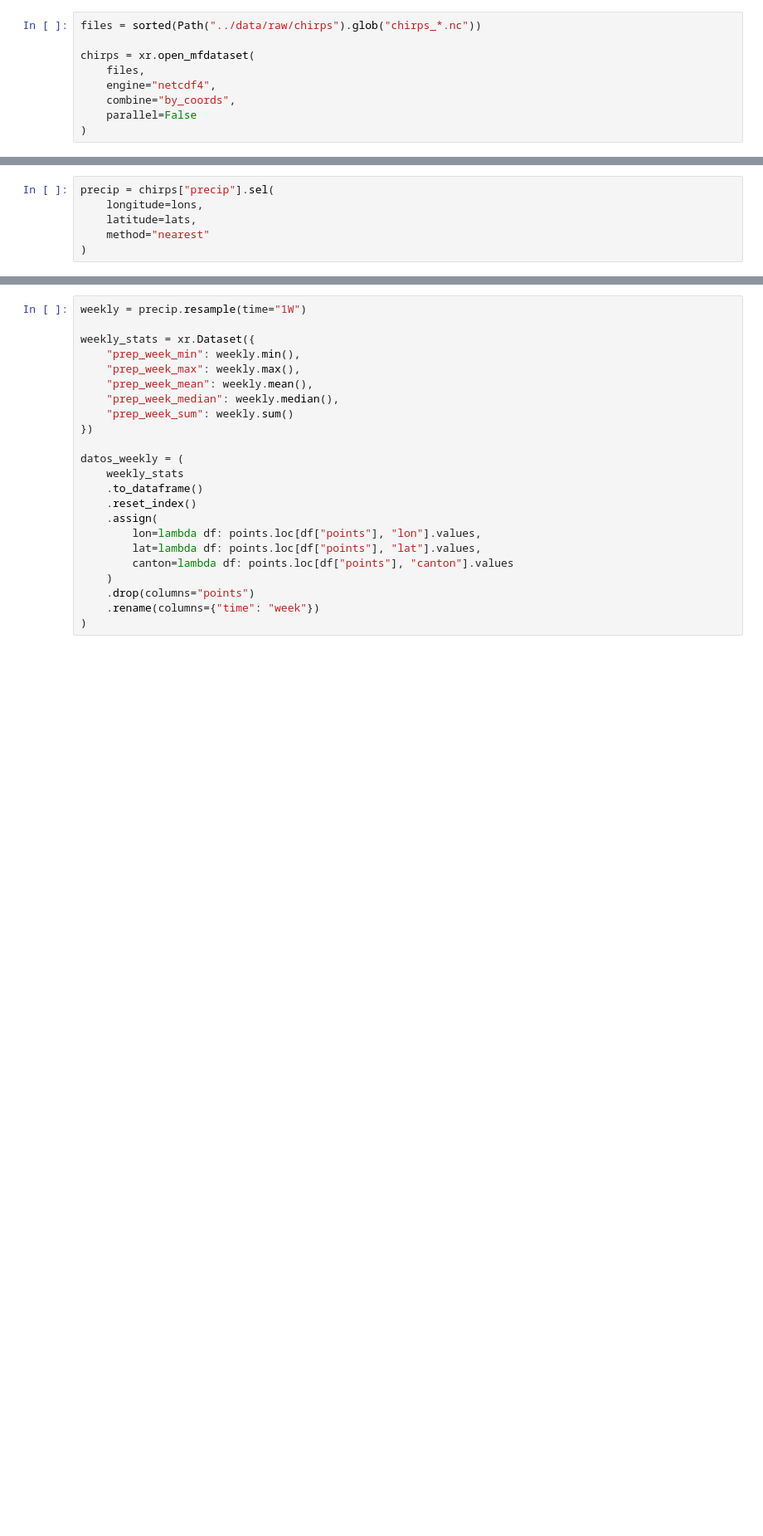
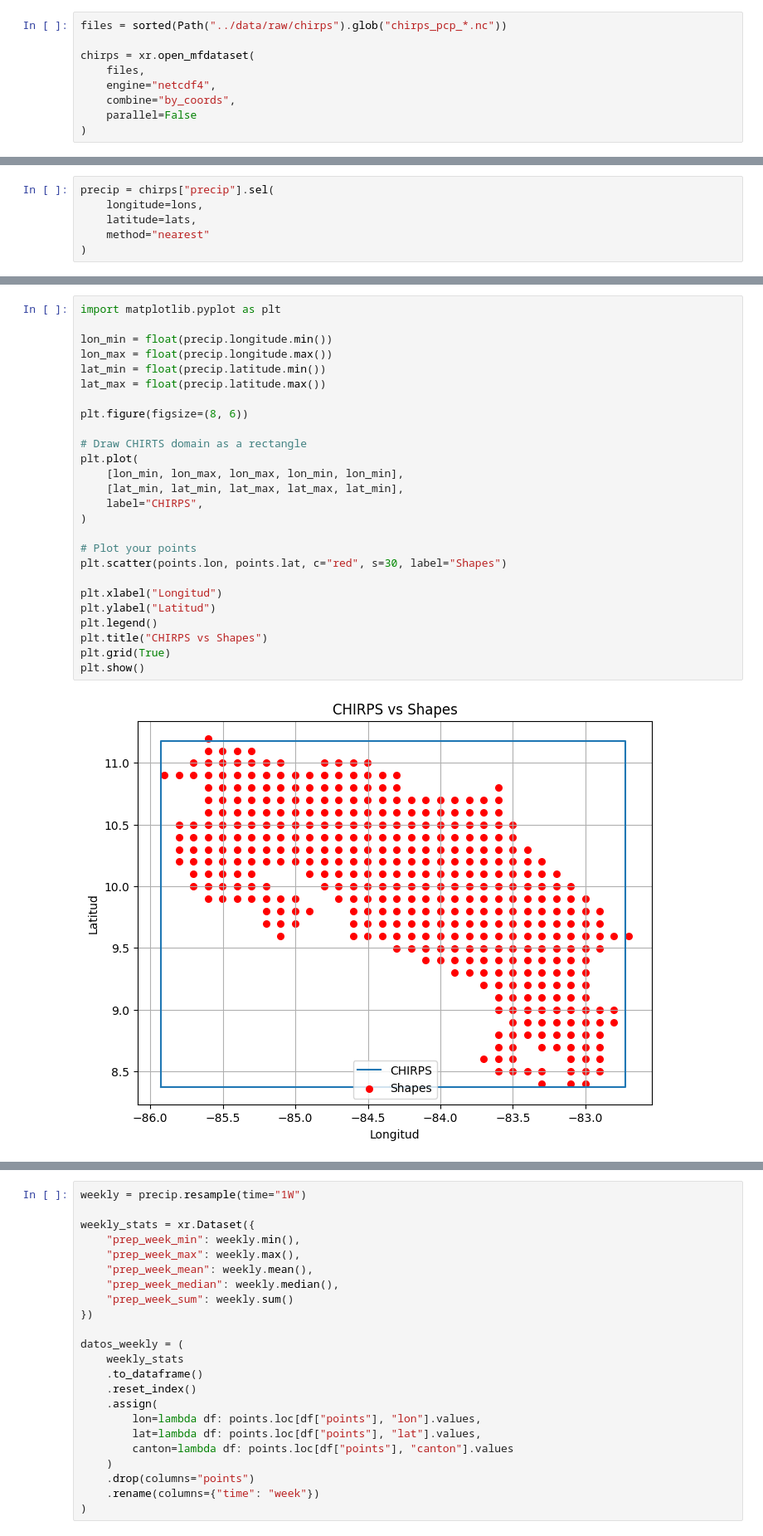
Before and after one commit to artisticlimon/dengue-model, a Jupyter notebook: extraction/extract_chirps.ipynb, the cells around one changed output, grey strips where cells are left out. Shown at 83% size. Drawn from its saved outputs; the diff is of its cells as text; blank space fills up the shorter version.

Commit message:
extract chirps data (with missing values)

```diff
--- a/extraction/extract_chirps.ipynb
+++ b/extraction/extract_chirps.ipynb
@@ -46,5 +10,5 @@ Downloading 2025...
 # %%
-files = sorted(Path("../data/raw/chirps").glob("chirps_*.nc"))
+files = sorted(Path("../data/raw/chirps").glob("chirps_pcp_*.nc"))
 
 chirps = xr.open_mfdataset(
     files,
@@ -72,0 +44,28 @@ precip = chirps["precip"].sel(
+# %%
+import matplotlib.pyplot as plt
+
+lon_min = float(precip.longitude.min())
+lon_max = float(precip.longitude.max())
+lat_min = float(precip.latitude.min())
+lat_max = float(precip.latitude.max())
+
+plt.figure(figsize=(8, 6))
+
+# Draw CHIRTS domain as a rectangle
+plt.plot(
+    [lon_min, lon_max, lon_max, lon_min, lon_min],
+    [lat_min, lat_min, lat_max, lat_max, lat_min],
+    label="CHIRPS",
+)
+
+# Plot your points
+plt.scatter(points.lon, points.lat, c="red", s=30, label="Shapes")
+
+plt.xlabel("Longitud")
+plt.ylabel("Latitud")
+plt.legend()
+plt.title("CHIRPS vs Shapes")
+plt.grid(True)
+plt.show()
+# %% [output]
+[figure, added]
```
Also changed, not shown: parts of 4 cells of this notebook.
